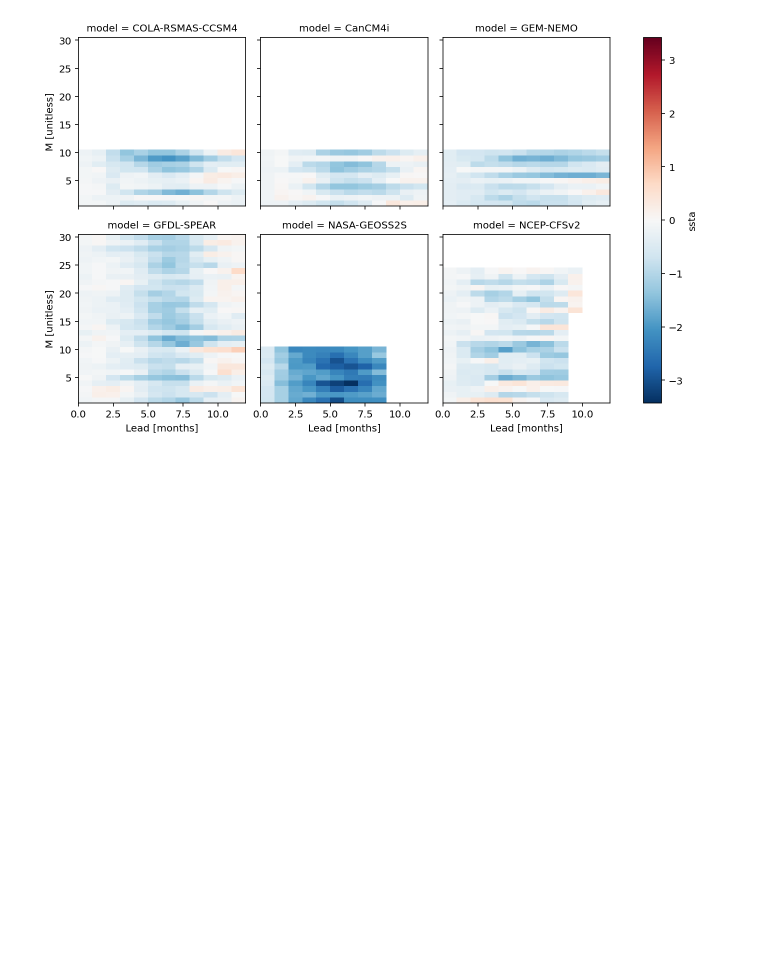
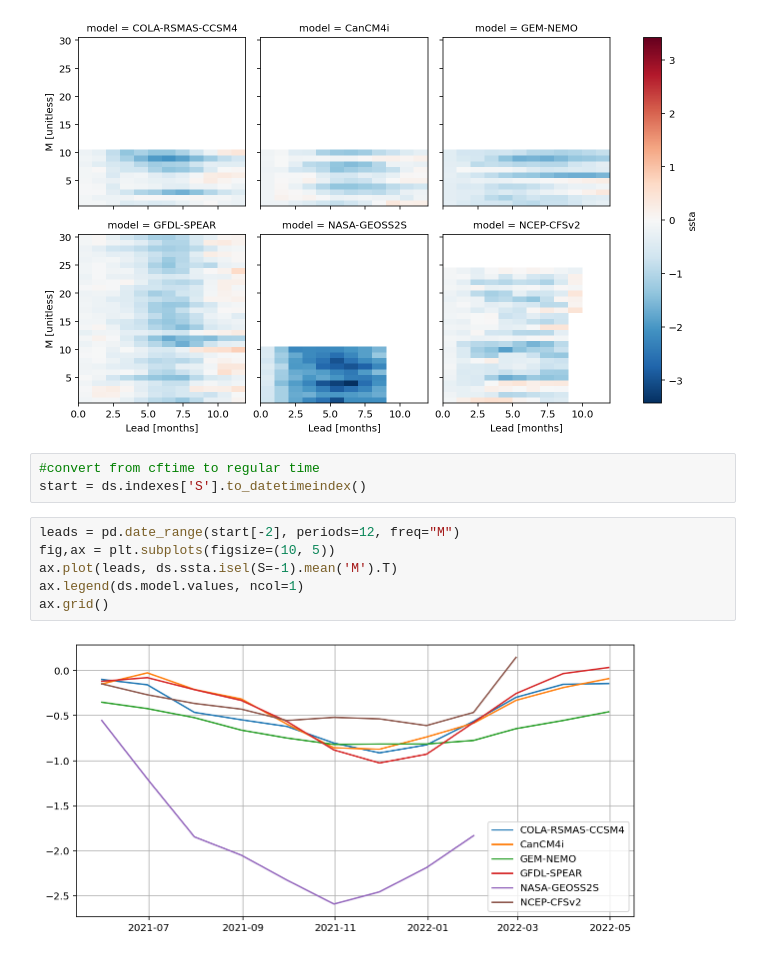
Before and after one commit to mktippett/NMME, a Jupyter notebook: n34.ipynb, the cells around one changed output. Cells and saved outputs as stored; diff of their text form; blank space fills up the shorter version.

```diff
--- a/n34.ipynb
+++ b/n34.ipynb
@@ -417,3 +417,14 @@ print(ds.S[-1].values)
 # %% [output]
 2021-06-01 00:00:00
 [figure]
+# %%
+#convert from cftime to regular time
+start = ds.indexes['S'].to_datetimeindex()
+# %%
+leads = pd.date_range(start[-2], periods=12, freq="M")
+fig,ax = plt.subplots(figsize=(10, 5))
+ax.plot(leads, ds.ssta.isel(S=-1).mean('M').T)
+ax.legend(ds.model.values, ncol=1)
+ax.grid()
+# %% [output]
+[figure, added]
```
